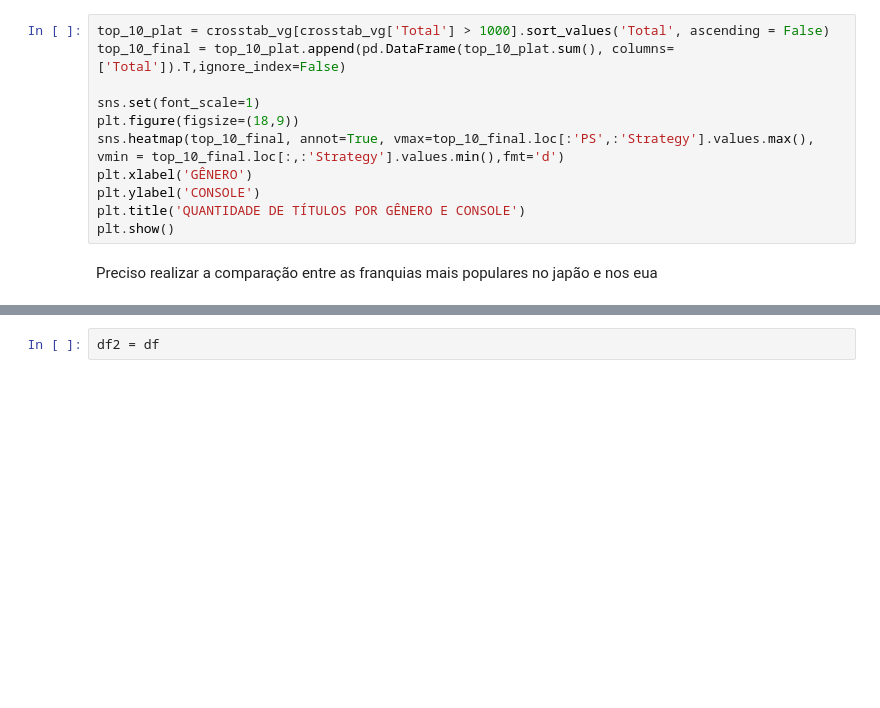
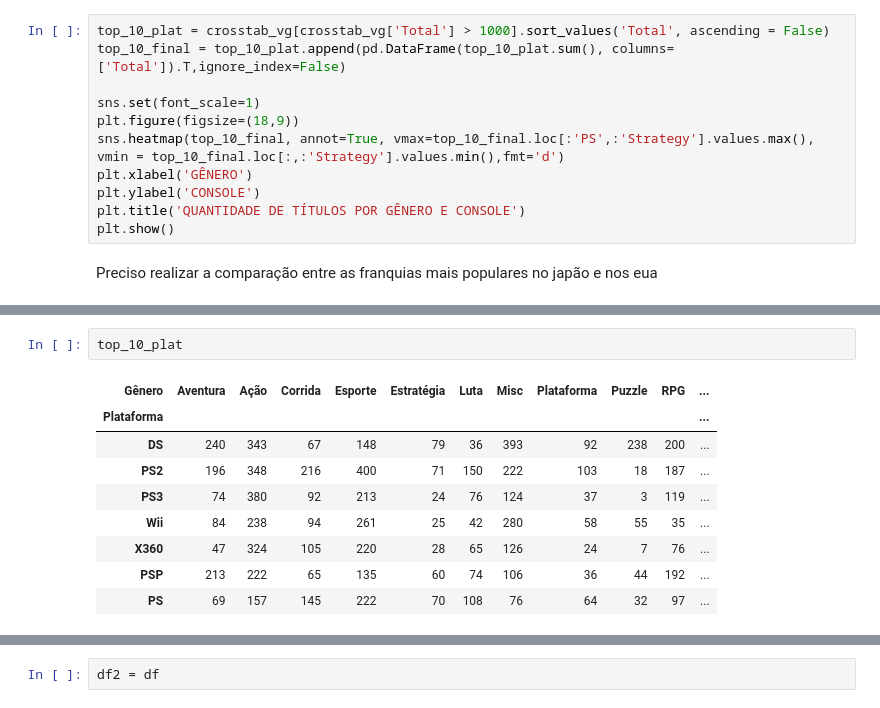
Before and after one commit to Sartorio12/analise_videogames, a Jupyter notebook: vendas_videogames.ipynb, the cells around one changed output, grey strips where cells are left out. Saved outputs shown, nothing was run; the diff lists cells and outputs as text; blank space fills up the shorter version.

```diff
--- a/vendas_videogames.ipynb
+++ b/vendas_videogames.ipynb
@@ -137,0 +270,12 @@ Preciso realizar a comparação entre as franquias mais populares no japão e no
+# %%
+top_10_plat
+# %% [output]
+| Gênero | Aventura | Ação | Corrida | Esporte | Estratégia | Luta | Misc | Plataforma | Puzzle | RPG | ... |
+| Plataforma |  |  |  |  |  |  |  |  |  |  | ... |
+| DS | 240 | 343 | 67 | 148 | 79 | 36 | 393 | 92 | 238 | 200 | ... |
+| PS2 | 196 | 348 | 216 | 400 | 71 | 150 | 222 | 103 | 18 | 187 | ... |
+| PS3 | 74 | 380 | 92 | 213 | 24 | 76 | 124 | 37 | 3 | 119 | ... |
+| Wii | 84 | 238 | 94 | 261 | 25 | 42 | 280 | 58 | 55 | 35 | ... |
+| X360 | 47 | 324 | 105 | 220 | 28 | 65 | 126 | 24 | 7 | 76 | ... |
+| PSP | 213 | 222 | 65 | 135 | 60 | 74 | 106 | 36 | 44 | 192 | ... |
+| PS | 69 | 157 | 145 | 222 | 70 | 108 | 76 | 64 | 32 | 97 | ... |
```
Also changed, not shown: parts of 18 cells of this notebook.
